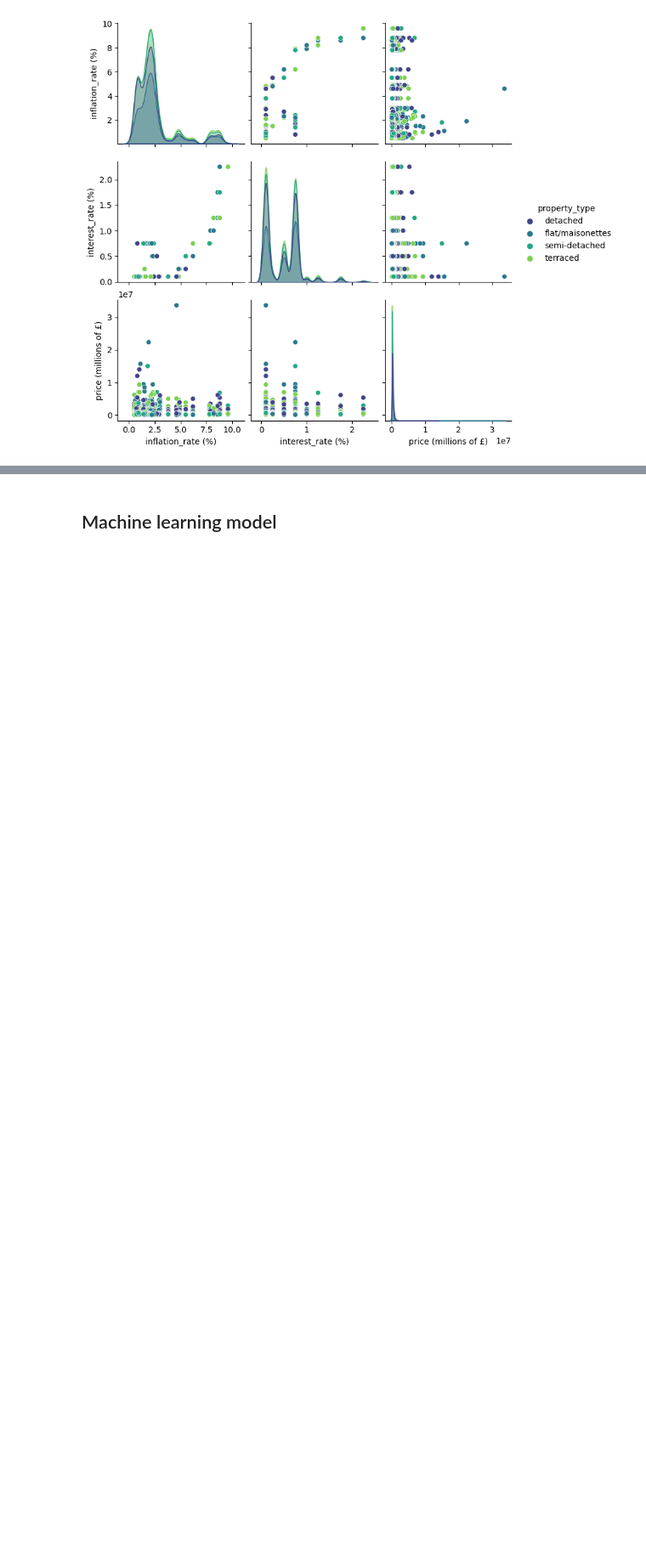
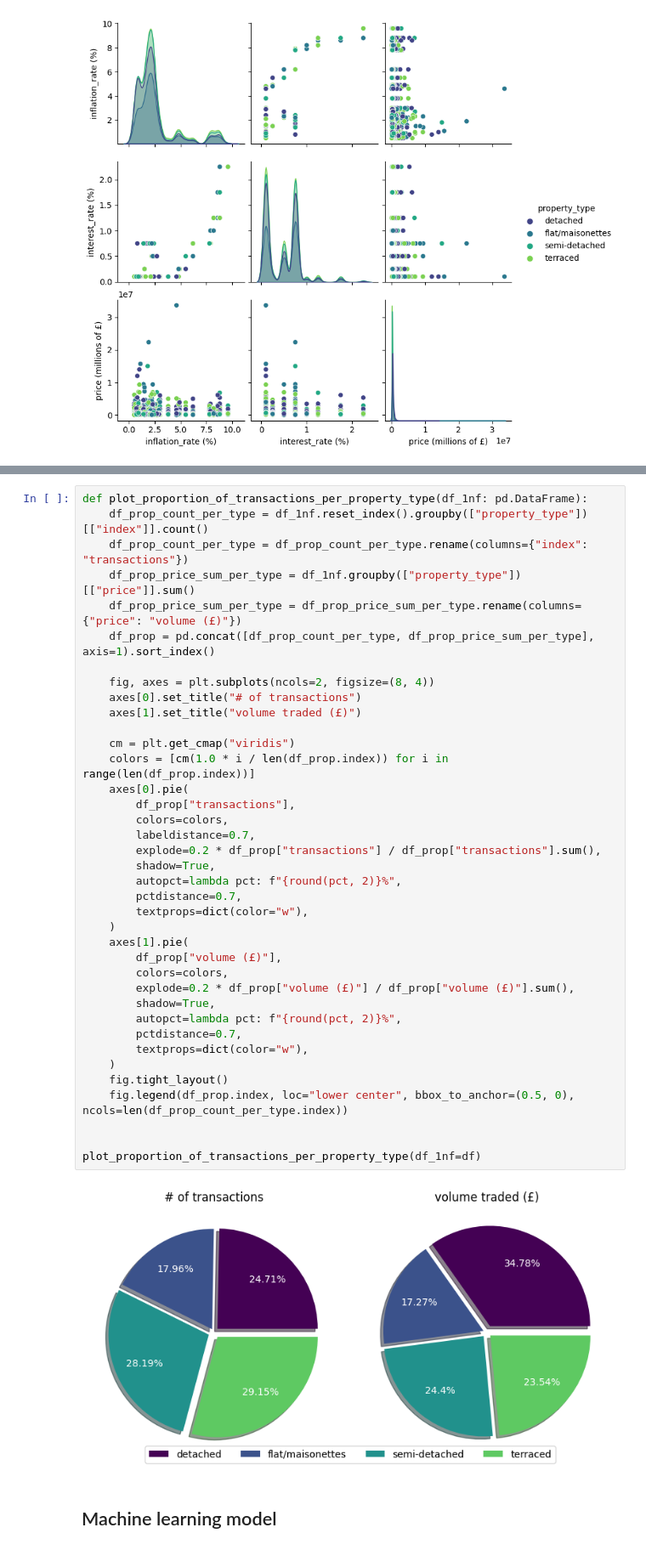
Before and after one commit to hudsonmendes/uolondon-cm3005-dsc, a Jupyter notebook: report.ipynb, the cells around one changed output, grey strips where cells are left out. Shown at 85% size. Drawn from its saved outputs; the diff is of its cells as text; blank space fills up the shorter version.

```diff
--- a/report.ipynb
+++ b/report.ipynb
@@ -898,3 +915,43 @@ plot_prices_per_property_type(
+# %%
+def plot_proportion_of_transactions_per_property_type(df_1nf: pd.DataFrame):
+    df_prop_count_per_type = df_1nf.reset_index().groupby(["property_type"])[["index"]].count()
+    df_prop_count_per_type = df_prop_count_per_type.rename(columns={"index": "transactions"})
+    df_prop_price_sum_per_type = df_1nf.groupby(["property_type"])[["price"]].sum()
+    df_prop_price_sum_per_type = df_prop_price_sum_per_type.rename(columns={"price": "volume (£)"})
+    df_prop = pd.concat([df_prop_count_per_type, df_prop_price_sum_per_type], axis=1).sort_index()
+
+    fig, axes = plt.subplots(ncols=2, figsize=(8, 4))
+    axes[0].set_title("# of transactions")
+    axes[1].set_title("volume traded (£)")
+
+    cm = plt.get_cmap("viridis")
+    colors = [cm(1.0 * i / len(df_prop.index)) for i in range(len(df_prop.index))]
+    axes[0].pie(
+        df_prop["transactions"],
+        colors=colors,
+        labeldistance=0.7,
+        explode=0.2 * df_prop["transactions"] / df_prop["transactions"].sum(),
+        shadow=True,
+        autopct=lambda pct: f"{round(pct, 2)}%",
+        pctdistance=0.7,
+        textprops=dict(color="w"),
+    )
+    axes[1].pie(
+        df_prop["volume (£)"],
+        colors=colors,
+        explode=0.2 * df_prop["volume (£)"] / df_prop["volume (£)"].sum(),
+        shadow=True,
+        autopct=lambda pct: f"{round(pct, 2)}%",
+        pctdistance=0.7,
+        textprops=dict(color="w"),
+    )
+    fig.tight_layout()
+    fig.legend(df_prop.index, loc="lower center", bbox_to_anchor=(0.5, 0), ncols=len(df_prop_count_per_type.index))
+
+
+plot_proportion_of_transactions_per_property_type(df_1nf=df)
+# %% [output]
+[figure, added]
 # %% [markdown]
 ## Machine learning model
 # %%
```
Also changed, not shown: parts of 14 cells of this notebook.
